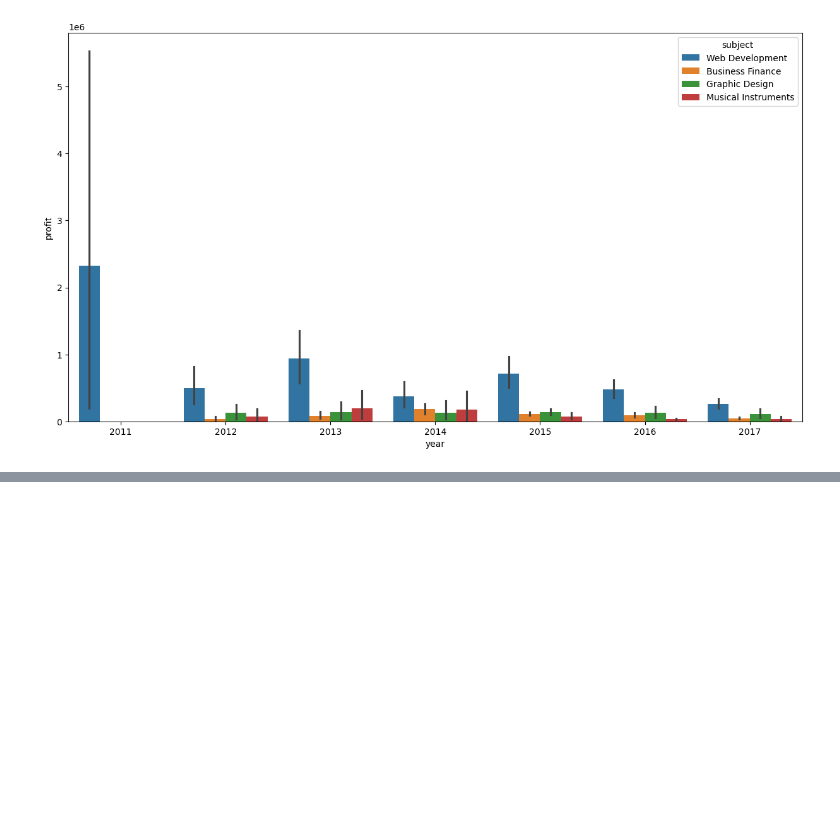
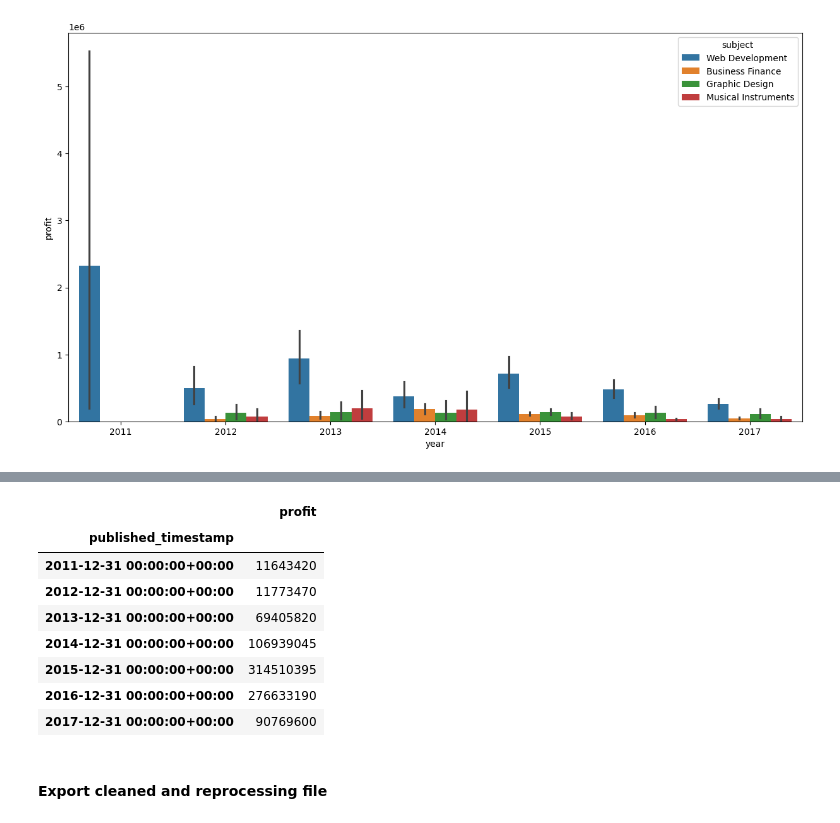
Before and after one commit to Mahmoud-Ramadan2/Udemy-Analysis, a Jupyter notebook: udemy_eda.ipynb, the cells around one changed output, grey strips where cells are left out. Cells and saved outputs as stored; diff of their text form; code cells hidden in the pictures; blank space fills up the shorter version.

```diff
--- a/udemy_eda.ipynb
+++ b/udemy_eda.ipynb
@@ -509,0 +577,14 @@ sns.barplot(data=df, x='year', y='profit', hue='subject')
+# %%
+df.resample('YE').agg({'profit': 'sum'})
+# %% [output]
+|  | profit |
+| published_timestamp |  |
+| 2011-12-31 00:00:00+00:00 | 11643420 |
+| 2012-12-31 00:00:00+00:00 | 11773470 |
+| 2013-12-31 00:00:00+00:00 | 69405820 |
+| 2014-12-31 00:00:00+00:00 | 106939045 |
+| 2015-12-31 00:00:00+00:00 | 314510395 |
+| 2016-12-31 00:00:00+00:00 | 276633190 |
+| 2017-12-31 00:00:00+00:00 | 90769600 |
+# %% [markdown]
+#### Export cleaned and reprocessing file
```
Also changed, not shown: parts of 10 cells of this notebook.
